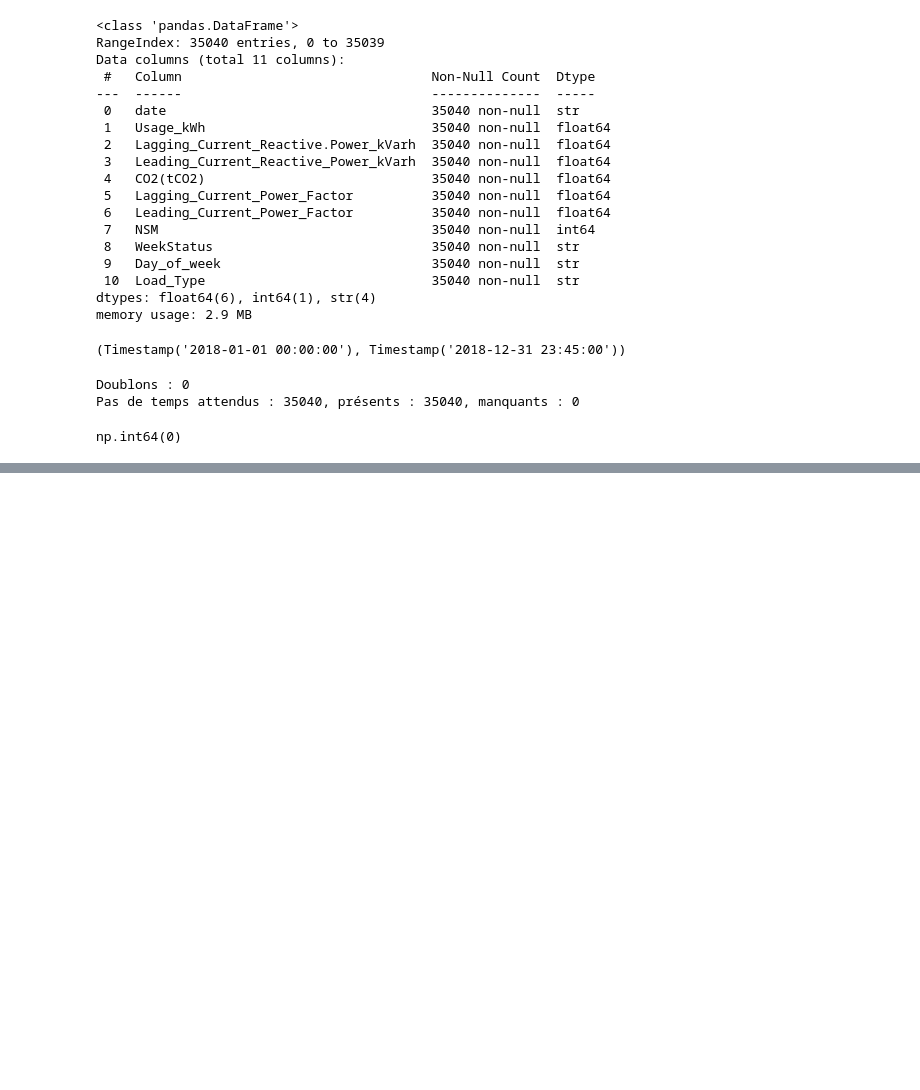
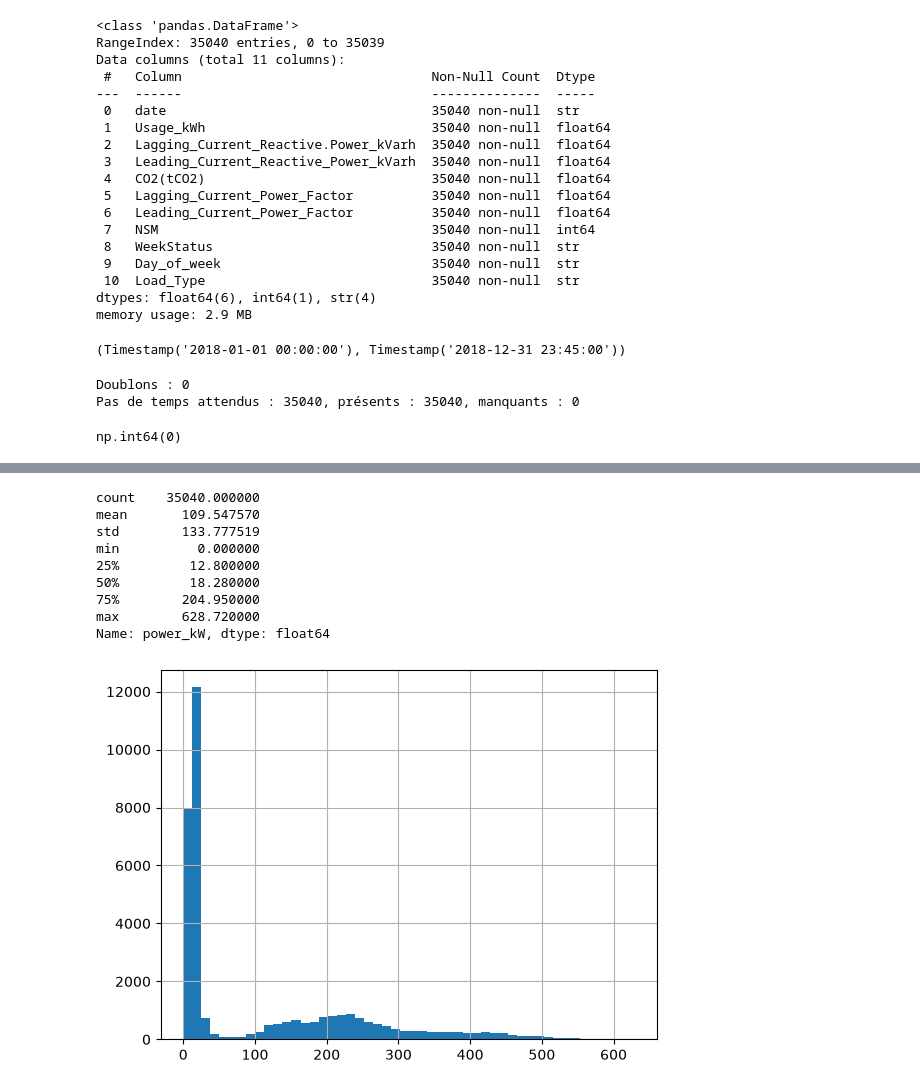
Before and after one commit to ILYASSE339/industrial-energy-kpi-db, a Jupyter notebook: notebooks/01_exploration.ipynb, the cells around one changed output, grey strips where cells are left out. Cells and saved outputs as stored; diff of their text form; code cells hidden in the pictures; blank space fills up the shorter version.

```diff
--- a/notebooks/01_exploration.ipynb
+++ b/notebooks/01_exploration.ipynb
@@ -58,0 +83,10 @@ np.int64(0)
+# %%
+df["power_kW"] = df["Usage_kWh"] * 60/15
+
+pointe = df["power_kW"].max()          # la valeur maximale
+moment = df["power_kW"].idxmax() # l'horodatage du maximum (indice : idx...)
+day = moment.day_name()
+print(pointe, moment, day)
+df["power_kW"].hist(bins = 50)
+df["power_kW"].describe()
+# %% [output]
@@ -58,0 +94,10 @@ np.int64(0)
+count    35040.000000
+mean       109.547570
+std        133.777519
+min          0.000000
+25%         12.800000
+50%         18.280000
+75%        204.950000
+max        628.720000
+Name: power_kW, dtype: float64
+[figure, added]
```
Also changed, not shown: parts of 5 cells of this notebook.
